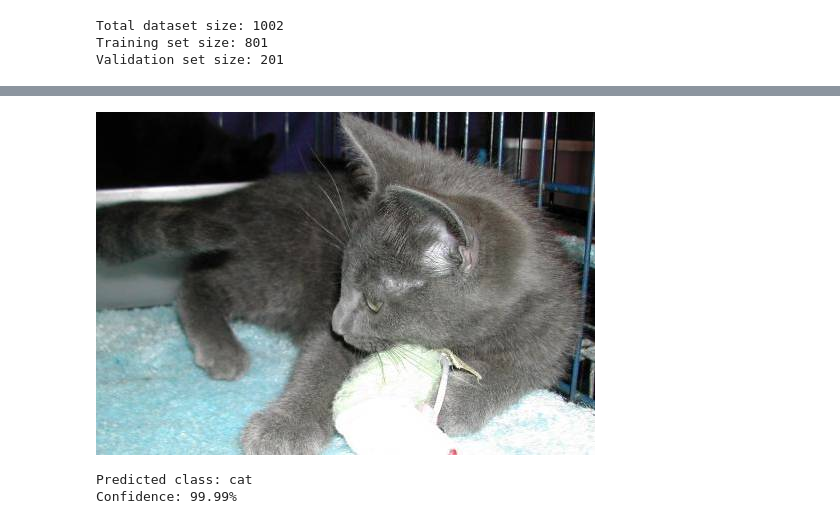
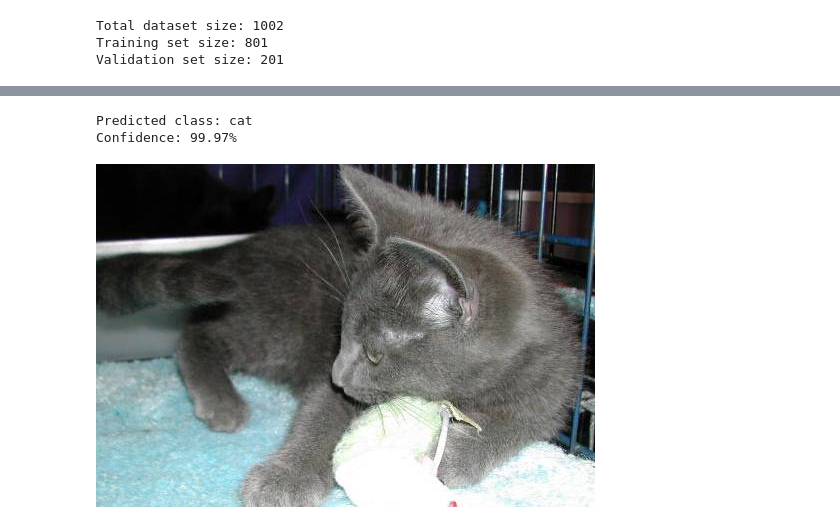
Before and after one commit to thedarkzeno/lia1_2025_1, a Jupyter notebook: Entregas - Adalberto Ferreira Barbosa Junior/Aula_09_Dogs_Cats_PyTorch_ViT.ipynb, the cells around one changed output, grey strips where cells are left out. Drawn from its saved outputs; the diff is of its cells as text; code cells hidden in the pictures.

```diff
--- a/Entregas - Adalberto Ferreira Barbosa Junior/Aula_09_Dogs_Cats_PyTorch_ViT.ipynb
+++ b/Entregas - Adalberto Ferreira Barbosa Junior/Aula_09_Dogs_Cats_PyTorch_ViT.ipynb
@@ -214,7 +330,7 @@ from PIL import Image
 
 
 # Load and preprocess the test image
-test_image_path = './data/dataset_teste/100.jpg'
+test_image_path = './dataset_teste/100.jpg'
 image = Image.open(test_image_path)
 
 # Process image using the ViT processor
@@ -241,9 +357,12 @@ image.show()
 print(f'Predicted class: {predicted_label}')
 print(f'Confidence: {confidence:.2%}')
 # %% [output]
-[figure, removed]
 Predicted class: cat
-Confidence: 99.99%
+Confidence: 99.97%
+# %%
+image
+# %% [output]
+[figure, added]
 # %%
 
 # Now you can save the model
```
Also changed, not shown: parts of 10 cells of this notebook.
